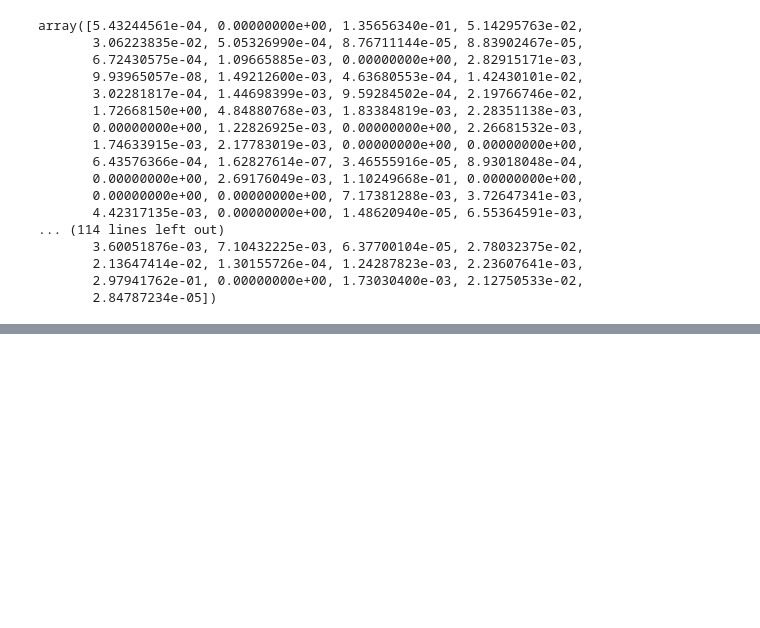
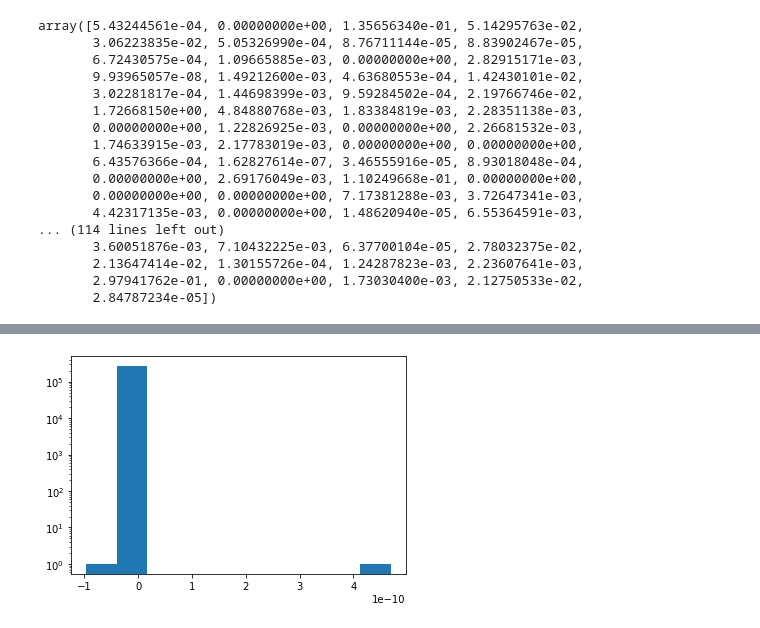
Before and after one commit to pworinger/Biophysics_project, a Jupyter notebook: test.ipynb, the cells around one changed output, grey strips where cells are left out. Cells and saved outputs as stored; diff of their text form; code cells hidden in the pictures; blank space fills up the shorter version.

```diff
--- a/test.ipynb
+++ b/test.ipynb
@@ -132,0 +134,3 @@ print(np.concatenate((temp.reshape(len(temp),1), model.y.reshape(len(model.y),1)
+# %%
+with open("cycles4.pkl", "rb") as f:
+    cycles4 = pickle.load(f)
@@ -132,0 +140,14 @@ print(np.concatenate((temp.reshape(len(temp),1), model.y.reshape(len(model.y),1)
+# %%
+def rank_cycles(loops):
+    flat_list = [item for sublist in loops for item in sublist]
+    scores = []
+    for idx, sublist in enumerate(flat_list):
+        # score measures the strength of the loop
+        score = 1
+        previous = sublist[-1]
+        for node in sublist:
+            score = score * m.graph.get_edge_data(previous, node, default = 0)['alpha']
+            previous = node
+        scores.append([score, idx])
+    scores.sort(reverse=True, key= lambda x: abs(x[0]))
+    return scores
@@ -132,0 +175,3 @@ print(np.concatenate((temp.reshape(len(temp),1), model.y.reshape(len(model.y),1)
+# %%
+rank4 = rank_cycles(cycles4)
+rank4[0:30]
@@ -132,0 +196,3 @@ print(np.concatenate((temp.reshape(len(temp),1), model.y.reshape(len(model.y),1)
+# %%
+histogram_ = [item[0] for item in rank4]
+histogram_[0:30]
@@ -132,0 +217,7 @@ print(np.concatenate((temp.reshape(len(temp),1), model.y.reshape(len(model.y),1)
+# %%
+import matplotlib.pyplot as plt
+plt.hist(histogram_)
+plt.yscale('log')
+plt.show()
+# %% [output]
+[figure, added]
```
Also changed, not shown: parts of 26 cells of this notebook.
